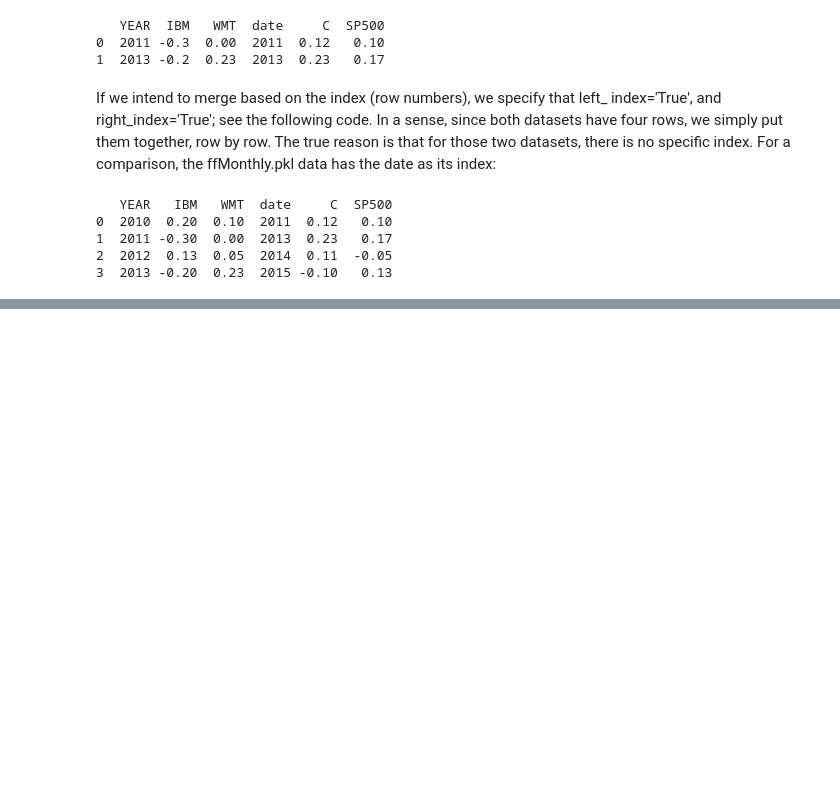
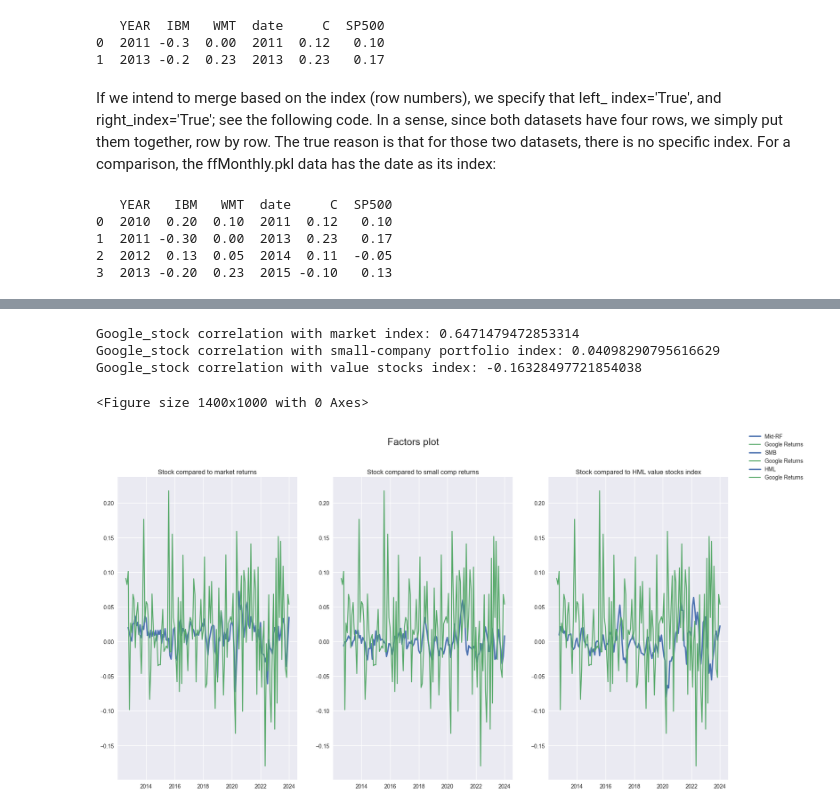
Before and after one commit to leoouyang781/Test-Repository, a Jupyter notebook: Python-For-Finance-2nd-Edition/Chapter 7.ipynb, the cells around one changed output, grey strips where cells are left out. Cells and saved outputs as stored; diff of their text form; code cells hidden in the pictures; blank space fills up the shorter version.

```diff
--- a/Python-For-Finance-2nd-Edition/Chapter 7.ipynb
+++ b/Python-For-Finance-2nd-Edition/Chapter 7.ipynb
@@ -289,0 +403,18 @@ print(pd.merge(x,y, right_index=True,left_index=True))
+# %%
+#get Fama French factors
+ff3 = pd.DataFrame(gff.famaFrench3Factor(frequency='m'))
+
+#create a seq of dates
+date_seq = pd.date_range(start=start, end=end,freq='M')
+
+#set date columns
+ff3 = ff3.rename(columns = {'date_ff_factors':'Date'})
+
+#merge data together
+data = pd.merge(mon_rets,ff3,on='Date',how='left')
+data = data.set_index('Date')
+
+#do an NA check:
+print('Missing values in the data: ',data.isna().sum())
+data = data.rename(columns={'Adj Close':'Google_stock'})
+data
@@ -289,0 +446,35 @@ print(pd.merge(x,y, right_index=True,left_index=True))
+# %%
+#drop NAs
+data = data.dropna()
+
+#set names for the target variable and factors:
+stock = 'Google_stock'
+factors = ['Mkt-RF', 'SMB', 'HML']
+
+#plot fama-french factors:
+plt.figure()
+fig3, axs = plt.subplots(1, 3,figsize=(20, 10))
+axs[0].plot(data['Mkt-RF'].rolling(3).mean(),linewidth=2.5, label = 'Mkt-RF')
+axs[0].plot(data[stock], label = 'Google Returns')
+axs[0].set_title('Stock compared to market returns')
+axs[1].plot(data['SMB'].rolling(3).mean(),linewidth=2.5, label = "SMB")
+axs[1].plot(data[stock], label = 'Google Returns')
+axs[1].set_title('Stock compared to small comp returns')
+axs[2].plot(data['HML'].rolling(3).mean(),linewidth=2.5, label = 'HML')
+axs[2].plot(data[stock], label = 'Google Returns')
+axs[2].set_title('Stock compared to HML value stocks index')
+fig3.suptitle('Factors plot',fontsize=18)
+fig3.legend(loc = 'upper right')
+
+#calculate correlations
+cor = data.corr()
+
+print(f'{stock} correlation with market index:',cor['Mkt-RF'][0])
+print(f'{stock} correlation with small-company portfolio index:',cor['SMB'][0])
+print(f'{stock} correlation with value stocks index:',cor['HML'][0])
+# %% [output]
+Google_stock correlation with market index: 0.6471479472853314
+Google_stock correlation with small-company portfolio index: 0.04098290795616629
+Google_stock correlation with value stocks index: -0.16328497721854038
+<Figure size 1400x1000 with 0 Axes>
+[figure, added]
```
Also changed, not shown: parts of 30 cells of this notebook, 1 other file.
